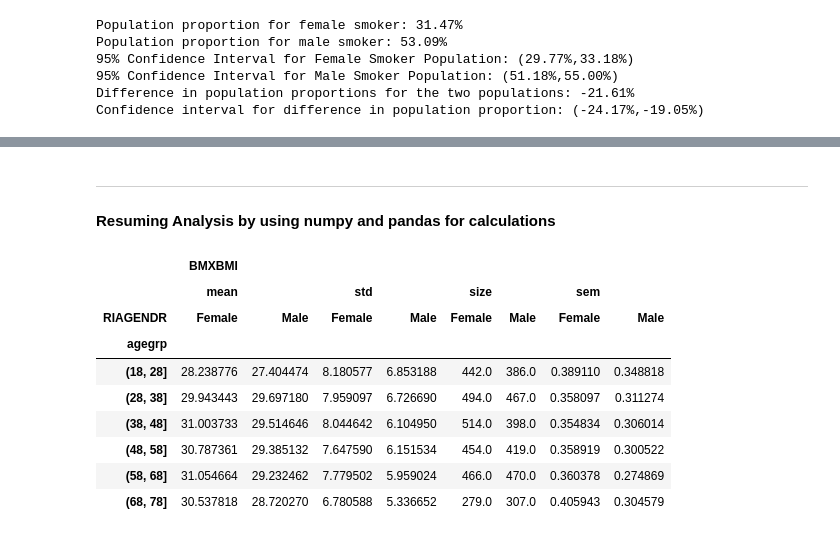
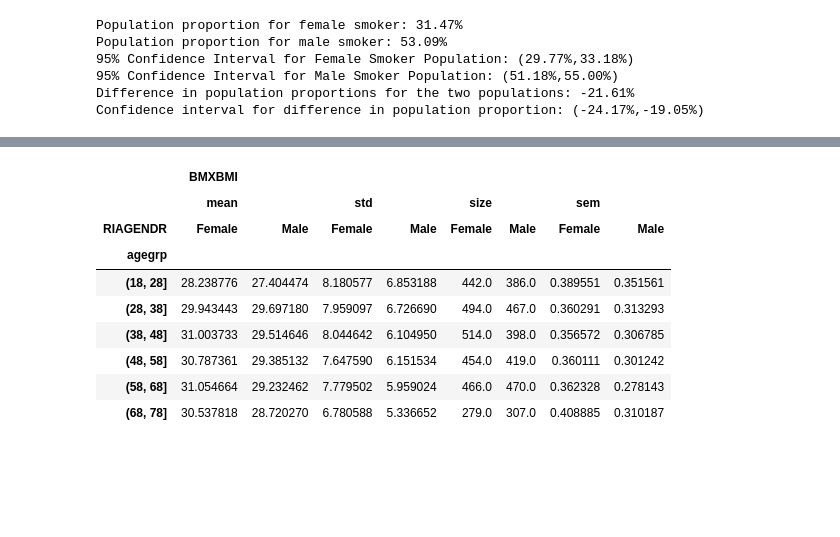
Before and after one commit to jaimebunay/statistics_in_python, a Jupyter notebook: basic_data_analysis/confidence_intervals.ipynb, the cells around one changed output, grey strips where cells are left out. Cells and saved outputs as stored; diff of their text form; code cells hidden in the pictures; blank space fills up the shorter version.

Commit message:
updated code for sem using pandas

```diff
--- a/basic_data_analysis/confidence_intervals.ipynb
+++ b/basic_data_analysis/confidence_intervals.ipynb
@@ -334,23 +306,19 @@ pd.concat([sem_df,stats_df], axis = 'columns').groupby(['agegrp','RIAGENDR']).su
-# %% [markdown]
----
-#### Resuming Analysis by using numpy and pandas for calculations
-# %%
-da = df.copy()
-pr = da.groupby(["agegrp", "RIAGENDR"]).agg({"BMXBMI": [np.mean, np.std, np.size]}).unstack()
-
-# Calculate the SEM for females and for males within each age band
-pr["BMXBMI", "sem", "Female"] = pr["BMXBMI", "std", "Female"] / np.sqrt(pr["BMXBMI", "size", "Female"])
-pr["BMXBMI", "sem", "Male"] = pr["BMXBMI", "std", "Male"] / np.sqrt(pr["BMXBMI", "size", "Male"])
-# %%
-pr
-# %% [output]
-|  | BMXBMI |  |  |  |  |  |  |  |
-|  | mean |  | std |  | size |  | sem |  |
-| RIAGENDR | Female | Male | Female | Male | Female | Male | Female | Male |
-| agegrp |  |  |  |  |  |  |  |  |
-| (18, 28] | 28.238776 | 27.404474 | 8.180577 | 6.853188 | 442.0 | 386.0 | 0.389110 | 0.348818 |
-| (28, 38] | 29.943443 | 29.697180 | 7.959097 | 6.726690 | 494.0 | 467.0 | 0.358097 | 0.311274 |
-| (38, 48] | 31.003733 | 29.514646 | 8.044642 | 6.104950 | 514.0 | 398.0 | 0.354834 | 0.306014 |
-| (48, 58] | 30.787361 | 29.385132 | 7.647590 | 6.151534 | 454.0 | 419.0 | 0.358919 | 0.300522 |
-| (58, 68] | 31.054664 | 29.232462 | 7.779502 | 5.959024 | 466.0 | 470.0 | 0.360378 | 0.274869 |
-| (68, 78] | 30.537818 | 28.720270 | 6.780588 | 5.336652 | 279.0 | 307.0 | 0.405943 | 0.304579 |
+# %%
+# group data by 10 years age band
+df['agegrp'] = pd.cut(df['RIDAGEYR'], pd.interval_range(start=18, end=80, freq=10))
+# compute mean, std, size, and standard error of mean(sem) of B
+sample_df = da.groupby(["agegrp", "RIAGENDR"]).agg({"BMXBMI": [np.mean, np.std, np.size, lambda x: x.sem()]}).unstack()
+# set column names
+sample_df.columns = sample_df.columns.set_levels(['mean','std','size','sem'], level=1)
+sample_df
+# %% [output]
+|  | BMXBMI |  |  |  |  |  |  |  |
+|  | mean |  | std |  | size |  | sem |  |
+| RIAGENDR | Female | Male | Female | Male | Female | Male | Female | Male |
+| agegrp |  |  |  |  |  |  |  |  |
+| (18, 28] | 28.238776 | 27.404474 | 8.180577 | 6.853188 | 442.0 | 386.0 | 0.389551 | 0.351561 |
+| (28, 38] | 29.943443 | 29.697180 | 7.959097 | 6.726690 | 494.0 | 467.0 | 0.360291 | 0.313293 |
+| (38, 48] | 31.003733 | 29.514646 | 8.044642 | 6.104950 | 514.0 | 398.0 | 0.356572 | 0.306785 |
+| (48, 58] | 30.787361 | 29.385132 | 7.647590 | 6.151534 | 454.0 | 419.0 | 0.360111 | 0.301242 |
+| (58, 68] | 31.054664 | 29.232462 | 7.779502 | 5.959024 | 466.0 | 470.0 | 0.362328 | 0.278143 |
+| (68, 78] | 30.537818 | 28.720270 | 6.780588 | 5.336652 | 279.0 | 307.0 | 0.408885 | 0.310187 |
```
Also changed, not shown: parts of 4 cells of this notebook.
